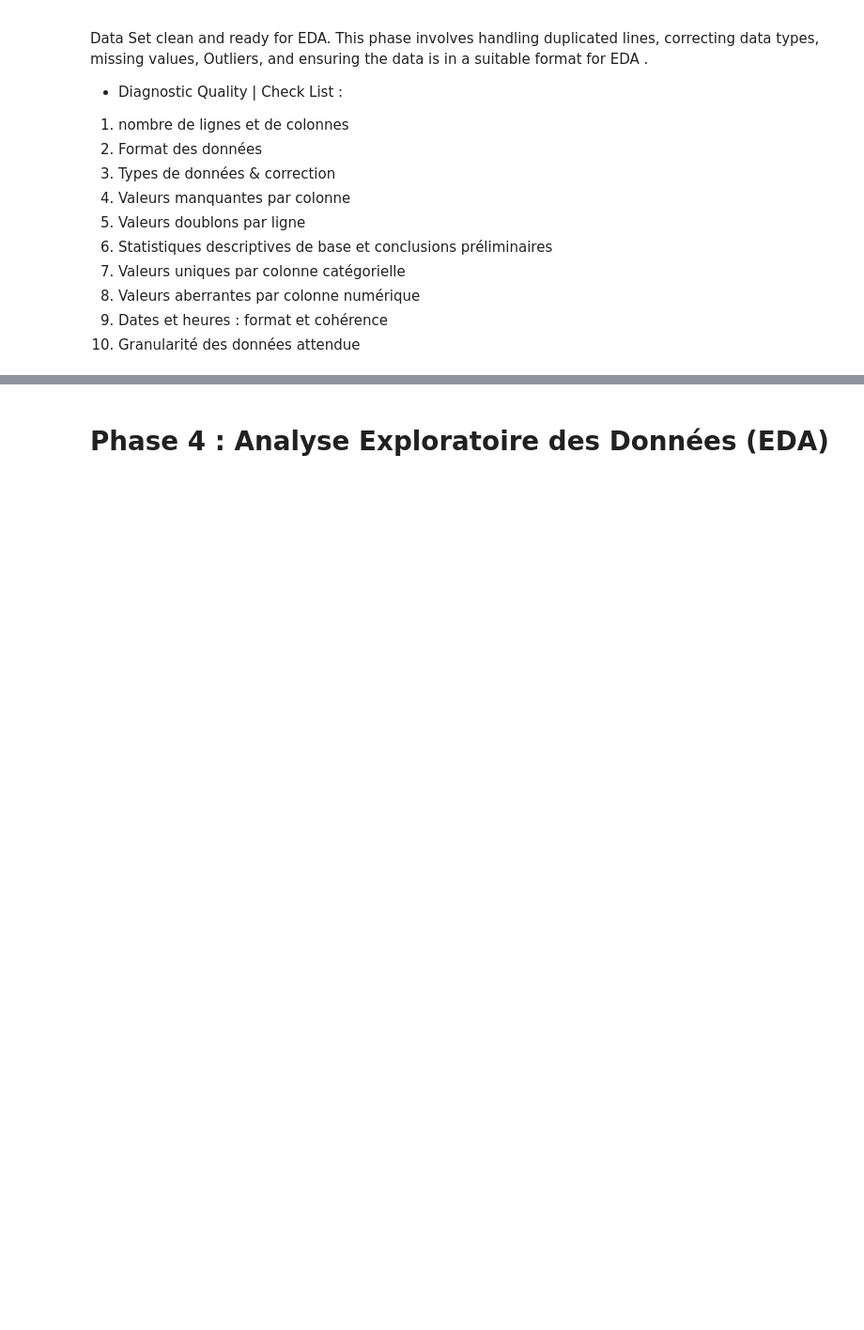
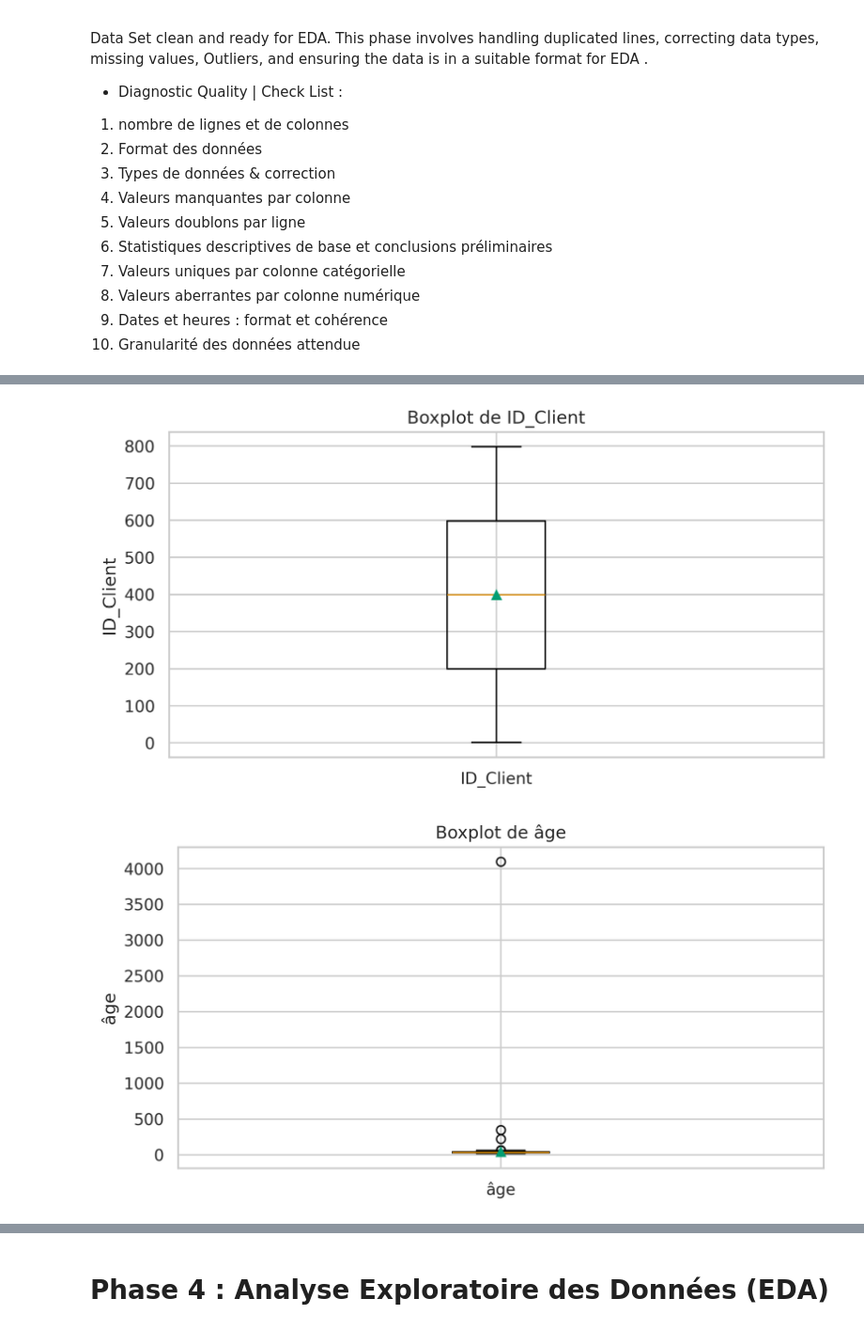
Before and after one commit to kikjabouza/Projet_DataViz, a Jupyter notebook: Projet_DataViz_EDA.ipynb, the cells around one changed output, grey strips where cells are left out. Shown at 94% size. Saved outputs shown, nothing was run; the diff lists cells and outputs as text; code cells hidden in the pictures; blank space fills up the shorter version.

Commit message:
Modification du fichier Projet_DataViz_EDA.ipynb

```diff
--- a/Projet_DataViz_EDA.ipynb
+++ b/Projet_DataViz_EDA.ipynb
@@ -160,0 +163,5 @@ Data Set clean and ready for EDA. This phase involves handling duplicated lines,
+# %%
+#Données entreprise - Convertion de la date en type date
+data_entreprise['Date'] = pd.to_datetime(data_entreprise['Date'])
+data_entreprise.info()
+data_entreprise.head()
@@ -160,0 +628,9 @@ Data Set clean and ready for EDA. This phase involves handling duplicated lines,
+# %%
+#Fréquence des catégories
+for col in colonnes_cat:
+    print(f"\n===== {col} =====")
+
+    print(
+        data_client[col]
+        .value_counts()*100/len(data_client)
+    )
@@ -160,0 +662,30 @@ Data Set clean and ready for EDA. This phase involves handling duplicated lines,
+# %%
+#Visualisation avec Box plot
+import matplotlib.pyplot as plt
+
+colonnes_num_client = data_client.select_dtypes(
+    include=['int64', 'float64']
+).columns
+
+for col in colonnes_num_client:
+
+    plt.figure(figsize=(8,4))
+
+    plt.boxplot(
+        data_client[col].dropna(),
+
+        labels=[col],
+
+        showmeans=True
+    )
+
+    plt.title(f'Boxplot de {col}')
+
+    plt.ylabel(col)
+
+    plt.grid(True)
+
+    plt.show()
+# %% [output]
+[figure, added]
+[figure, added]
```
Also changed, not shown: parts of 56 cells of this notebook.
